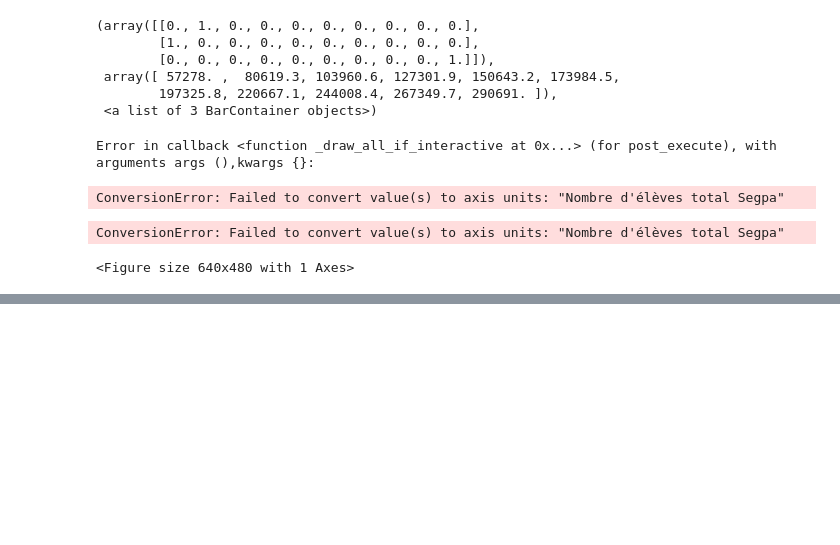
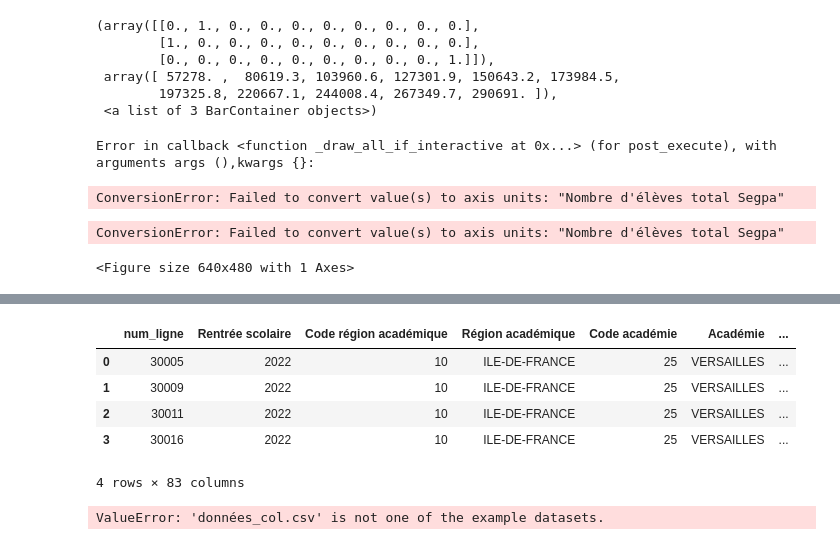
Before and after one commit to margotlafond/projet-info, a Jupyter notebook: analyse_data1.ipynb, the cells around one changed output, grey strips where cells are left out. Cells and saved outputs as stored; diff of their text form; code cells hidden in the pictures; blank space fills up the shorter version.

```diff
--- a/analyse_data1.ipynb
+++ b/analyse_data1.ipynb
@@ -68,0 +99,18 @@ ConversionError: Failed to convert value(s) to axis units: "Nombre d'élèves to
+# %%
+#création d'un fichier csv avec les nouvelles colonnes ajoutées
+df.to_csv("données_col.csv",index=False)
+df.head(4)
+# %% [output]
+|  | num_ligne | Rentrée scolaire | Code région académique | Région académique | Code académie | Académie | ... |
+| 0 | 30005 | 2022 | 10 | ILE-DE-FRANCE | 25 | VERSAILLES | ... |
+| 1 | 30009 | 2022 | 10 | ILE-DE-FRANCE | 25 | VERSAILLES | ... |
+| 2 | 30011 | 2022 | 10 | ILE-DE-FRANCE | 25 | VERSAILLES | ... |
+| 3 | 30016 | 2022 | 10 | ILE-DE-FRANCE | 25 | VERSAILLES | ... |
+4 rows × 83 columns
+# %%
+#importation de seaborn
+data1=sns.load_dataset("données_col.csv")
+data=sns.relplot(data=data1, x="pourcentage élèves en SEGPA", y="Nombre d'élèves total", kind="line")
+df.head(5)
+# %% [output]
+ValueError: 'données_col.csv' is not one of the example datasets.
```
Also changed, not shown: parts of 3 cells of this notebook.
